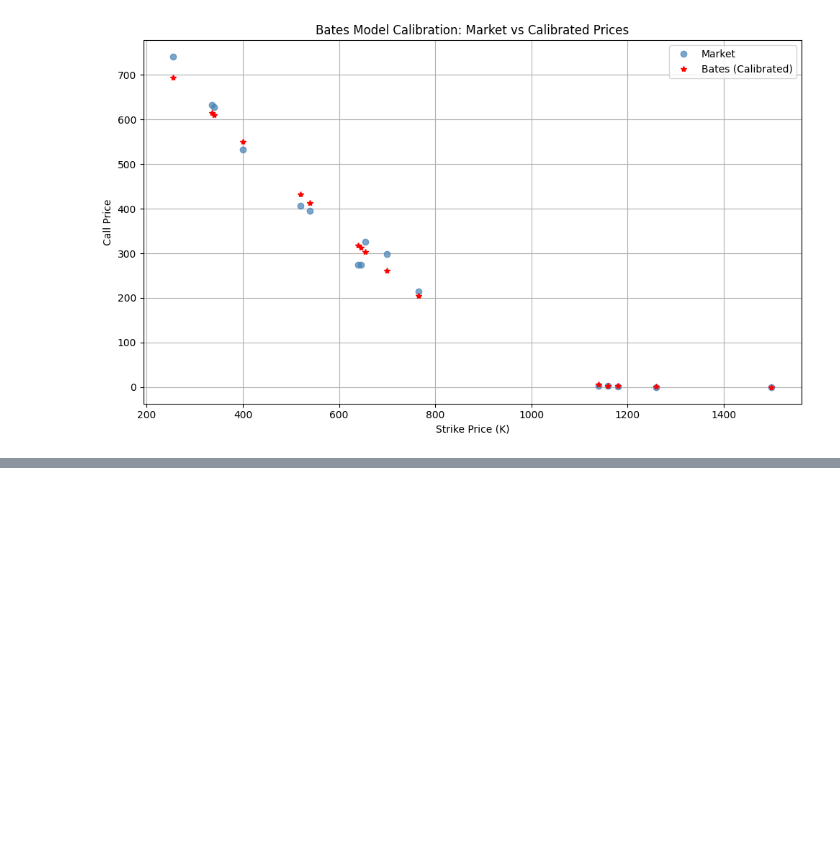
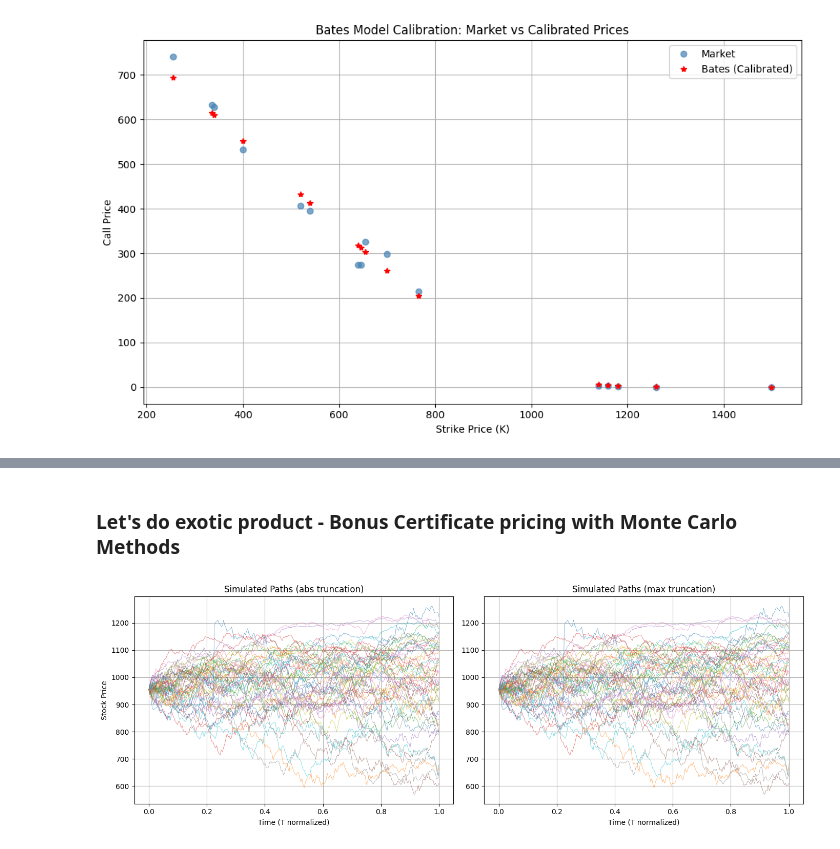
Before and after one commit to ashutoshjha3103/exotic_option_pricing_fe2025, a Jupyter notebook: exp/exp02_valuation.ipynb, the cells around one changed output, grey strips where cells are left out. Drawn from its saved outputs; the diff is of its cells as text; code cells hidden in the pictures; blank space fills up the shorter version.

```diff
--- a/exp/exp02_valuation.ipynb
+++ b/exp/exp02_valuation.ipynb
@@ -497,9 +546,9 @@ bounds = [
     (0.1, 5.0),     # kappa
     (1e-4, 1.0),    # theta
     (0.05, 1.0),    # sigma
-    (-0.99, 0.0),   # rho
+    (-0.999, 0.0),   # rho
     (0.0, 1.0),     # lambda
-    (-0.5, 0.0),    # mu_j
+    (-0.5, 0.1),    # mu_j
     (1e-4, 1.0)     # sigma_j
 ]
 # %%
@@ -528,0 +587,2 @@ calibrator.plot_calibrated_vs_market(clean_calls_df)
+# %% [markdown]
+### Let's do exotic product - Bonus Certificate pricing with Monte Carlo Methods
@@ -528,0 +741,17 @@ calibrator.plot_calibrated_vs_market(clean_calls_df)
+# %%
+S0 = S0
+r = 0.04
+T = 0.25
+
+# Unpack optimized Bates parameters
+v0, kappa, theta, sigma, rho, lamb, mu_j, sigma_j = result["optimized_params"]
+
+# Create pricer with calibrated model
+pricer = MonteCarloExoticPricer(S0, r, T, v0, kappa, theta, sigma, rho, lamb, mu_j, sigma_j)
+
+paths_abs = pricer.simulate_paths(vol_truncation="abs")
+paths_max = pricer.simulate_paths(vol_truncation="max")
+# %%
+pricer.plot_path_comparison(paths_abs, paths_max)
+# %% [output]
+[figure, added]
```
Also changed, not shown: parts of 13 cells of this notebook.
